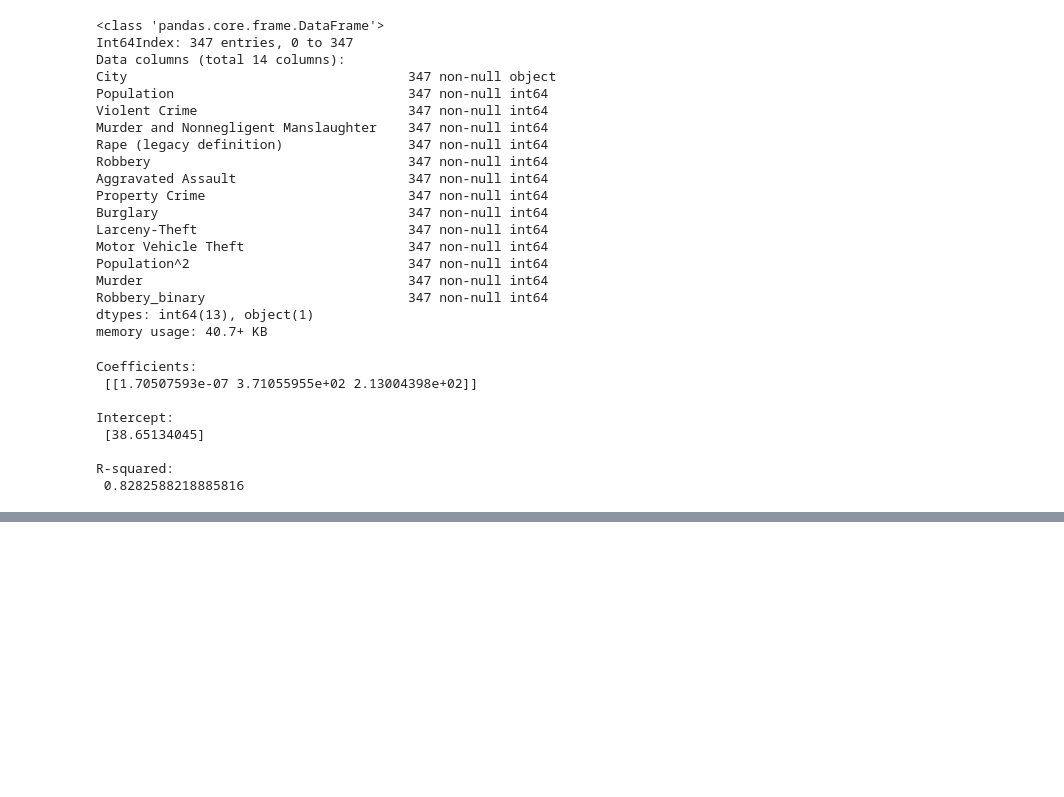
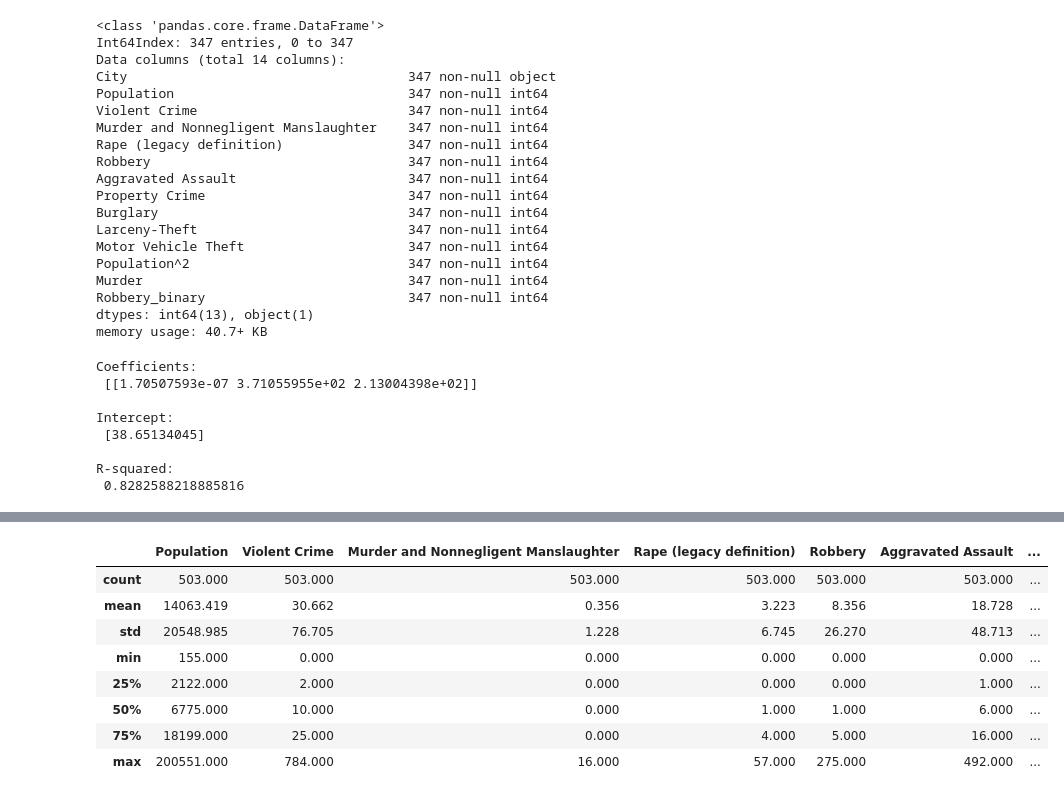
Before and after one commit to ayan1995/Thinkful, a Jupyter notebook: Bootcamp/Unit 2 Supervised Learning/Lesson 4 Linear Regression/Multivariable Regression Model.ipynb, the cells around one changed output, grey strips where cells are left out. Saved outputs shown, nothing was run; the diff lists cells and outputs as text; code cells hidden in the pictures; blank space fills up the shorter version.

```diff
--- a/Bootcamp/Unit 2 Supervised Learning/Lesson 4 Linear Regression/Multivariable Regression Model.ipynb
+++ b/Bootcamp/Unit 2 Supervised Learning/Lesson 4 Linear Regression/Multivariable Regression Model.ipynb
@@ -179,0 +226,12 @@ R-squared:
+# %%
+df1.describe()
+# %% [output]
+|  | Population | Violent Crime | Murder and Nonnegligent Manslaughter | Rape (legacy definition) | Robbery | Aggravated Assault | ... |
+| count | 503.000 | 503.000 | 503.000 | 503.000 | 503.000 | 503.000 | ... |
+| mean | 14063.419 | 30.662 | 0.356 | 3.223 | 8.356 | 18.728 | ... |
+| std | 20548.985 | 76.705 | 1.228 | 6.745 | 26.270 | 48.713 | ... |
+| min | 155.000 | 0.000 | 0.000 | 0.000 | 0.000 | 0.000 | ... |
+| 25% | 2122.000 | 2.000 | 0.000 | 0.000 | 0.000 | 1.000 | ... |
+| 50% | 6775.000 | 10.000 | 0.000 | 1.000 | 1.000 | 6.000 | ... |
+| 75% | 18199.000 | 25.000 | 0.000 | 4.000 | 5.000 | 16.000 | ... |
+| max | 200551.000 | 784.000 | 16.000 | 57.000 | 275.000 | 492.000 | ... |
```
Also changed, not shown: parts of 15 cells of this notebook, 2 other files.
